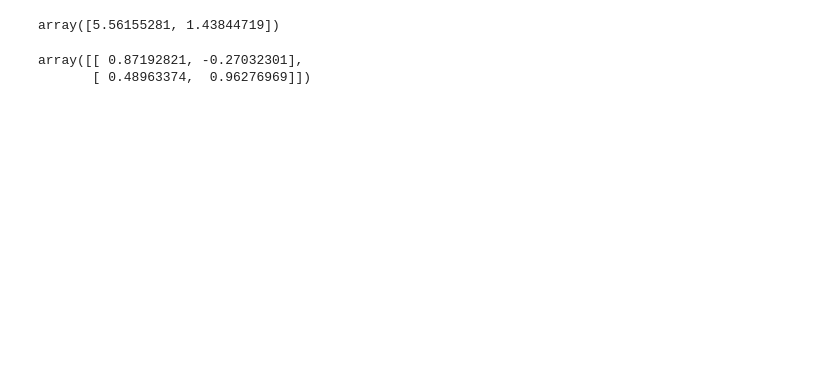
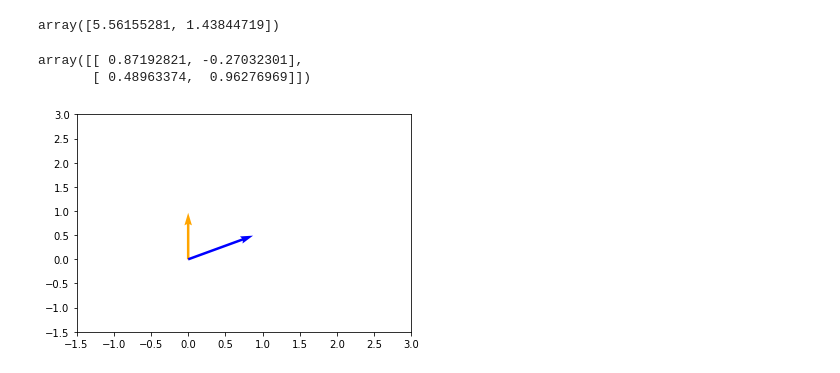
Before and after one commit to alberzenon/AprendisajeAutomatico, a Jupyter notebook: Actividad2_azc.ipynb, the cells around one changed output. Cells and saved outputs as stored; diff of their text form; code cells hidden in the pictures; blank space fills up the shorter version.

```diff
--- a/Actividad2_azc.ipynb
+++ b/Actividad2_azc.ipynb
@@ -60,5 +60,5 @@ Encuentra las raíces polinomio característico de la matriz generad
 # %% [markdown]
 ![imagen.png](embedded-picture-1)
 # %%
-m = np.array([[5,1],
+A = np.array([[5,1],
              [2,2]])
@@ -69,0 +70,3 @@ array([[5, 1],
+# %%
+datos_matriz  = np.linalg.eig(A)
+print(datos_matriz)
@@ -69,0 +76,3 @@ array([[5, 1],
+# %%
+autov1 =  datos_matriz[1][:,0]
+print(autov1)
@@ -69,0 +81,3 @@ array([[5, 1],
+# %%
+autov2 =  datos_matriz[1][:,1]
+print(autov2)
@@ -78,3 +94,12 @@ vectores
 # %% [output]
 array([[ 0.87192821, -0.27032301],
        [ 0.48963374,  0.96276969]])
+# %%
+
+plt.quiver(0,0,[0],autov2[1], color='orange', angles='xy', scale_units='xy', scale=1)
+plt.quiver(0,0,autov1[0],autov1[1], color='blue', angles='xy', scale_units='xy', scale=1)
+plt.xlim(-1.5,3)
+plt.ylim(-1.5,3)
+plt.show()
+# %% [output]
+[figure, added]
```
Also changed, not shown: parts of 6 cells of this notebook.
